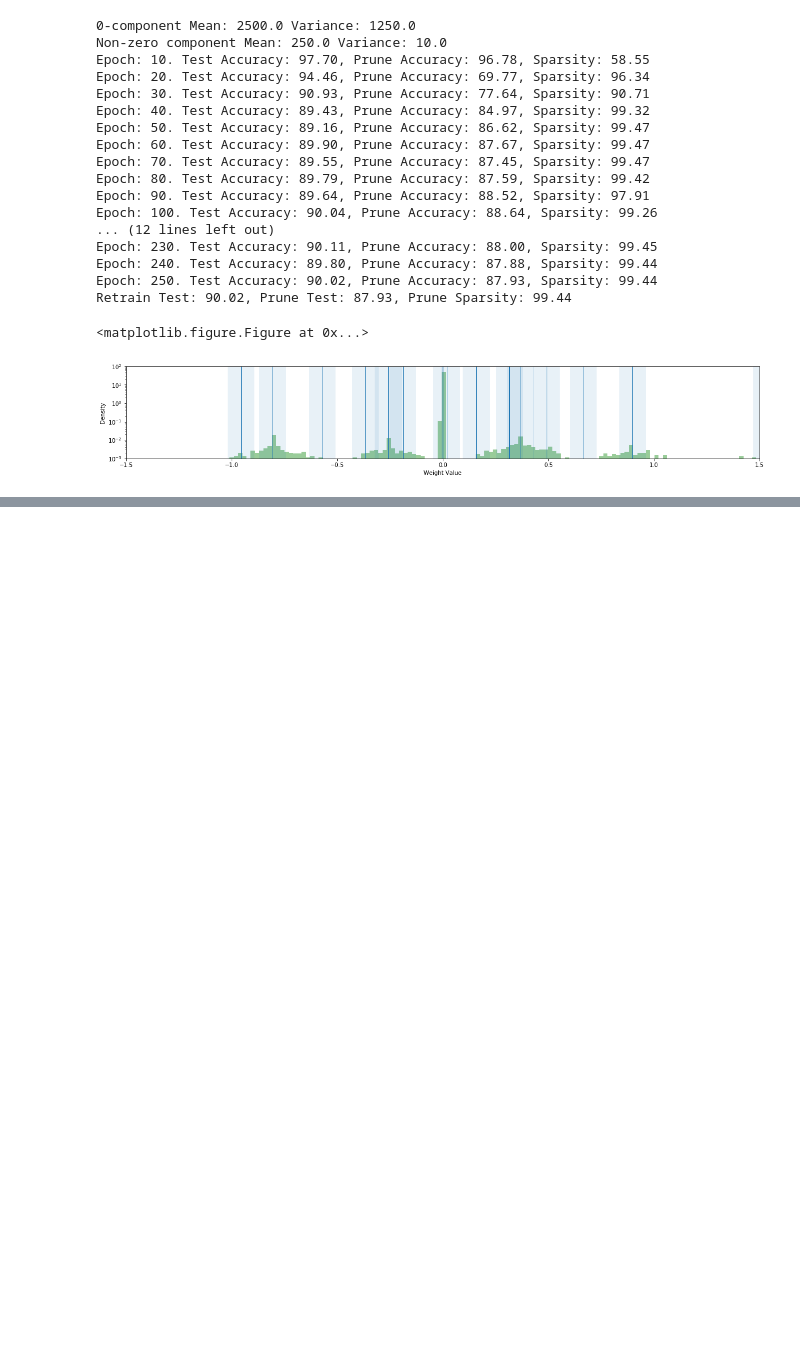
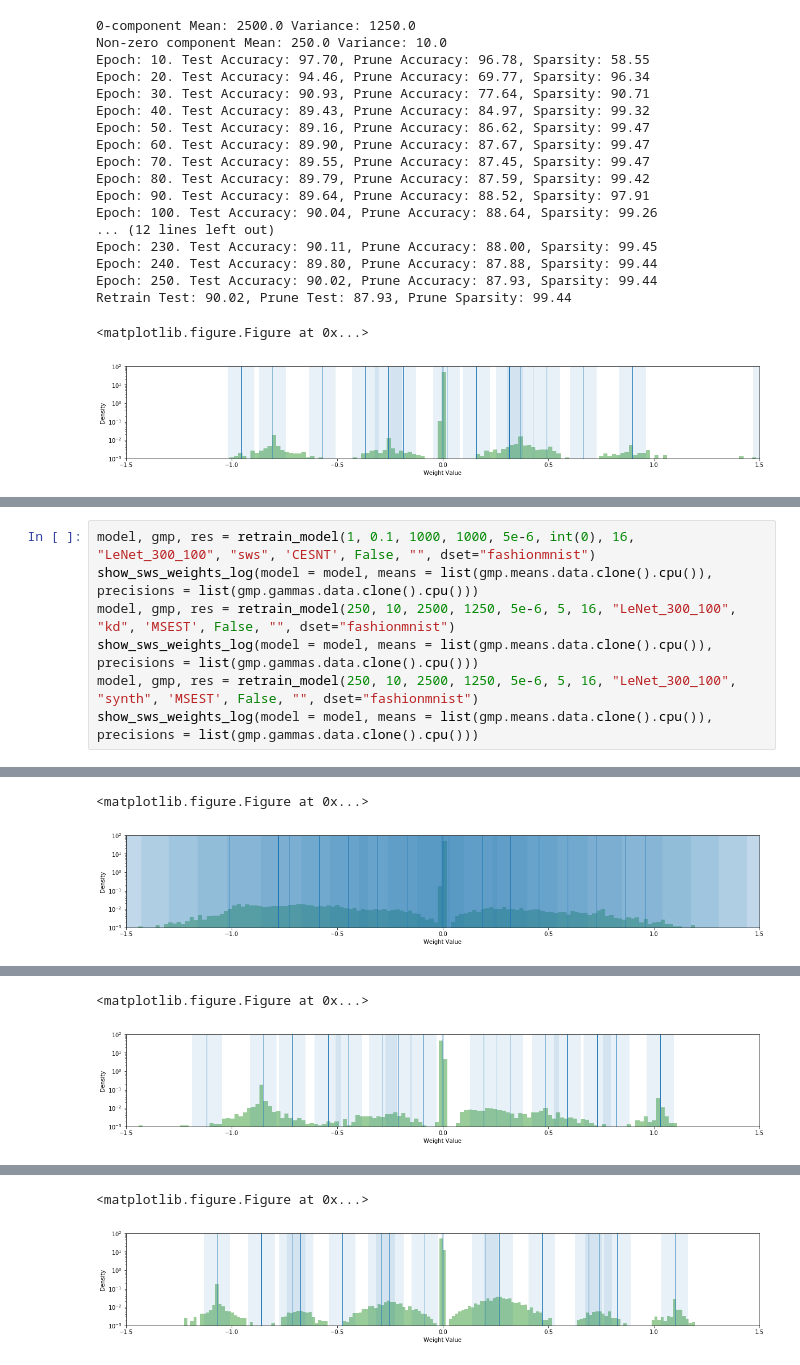
Before and after one commit to okz12/NN_compression, a Jupyter notebook: writeup/synth_data/synth_data.ipynb, the cells around one changed output, grey strips where cells are left out. Cells and saved outputs as stored; diff of their text form; blank space fills up the shorter version.

```diff
--- a/writeup/synth_data/synth_data.ipynb
+++ b/writeup/synth_data/synth_data.ipynb
@@ -224,0 +399,8 @@ Retrain Test: 90.02, Prune Test: 87.93, Prune Sparsity: 99.44
+# %%
+model, gmp, res = retrain_model(1, 0.1, 1000, 1000, 5e-6, int(0), 16, "LeNet_300_100", "sws", 'CESNT', False, "", dset="fashionmnist")
+show_sws_weights_log(model = model, means = list(gmp.means.data.clone().cpu()), precisions = list(gmp.gammas.data.clone().cpu()))
+model, gmp, res = retrain_model(250, 10, 2500, 1250, 5e-6, 5, 16, "LeNet_300_100", "kd", 'MSEST', False, "", dset="fashionmnist")
+show_sws_weights_log(model = model, means = list(gmp.means.data.clone().cpu()), precisions = list(gmp.gammas.data.clone().cpu()))
+model, gmp, res = retrain_model(250, 10, 2500, 1250, 5e-6, 5, 16, "LeNet_300_100", "synth", 'MSEST', False, "", dset="fashionmnist")
+show_sws_weights_log(model = model, means = list(gmp.means.data.clone().cpu()), precisions = list(gmp.gammas.data.clone().cpu()))
+# %% [output]
@@ -224,0 +424,2 @@ Retrain Test: 90.02, Prune Test: 87.93, Prune Sparsity: 99.44
+<matplotlib.figure.Figure at 0x...>
+[figure, added]
@@ -224,0 +443,2 @@ Retrain Test: 90.02, Prune Test: 87.93, Prune Sparsity: 99.44
+<matplotlib.figure.Figure at 0x...>
+[figure, added]
@@ -224,0 +462,2 @@ Retrain Test: 90.02, Prune Test: 87.93, Prune Sparsity: 99.44
+<matplotlib.figure.Figure at 0x...>
+[figure, added]
```
Also changed, not shown: parts of 16 cells of this notebook, 12 other files.
